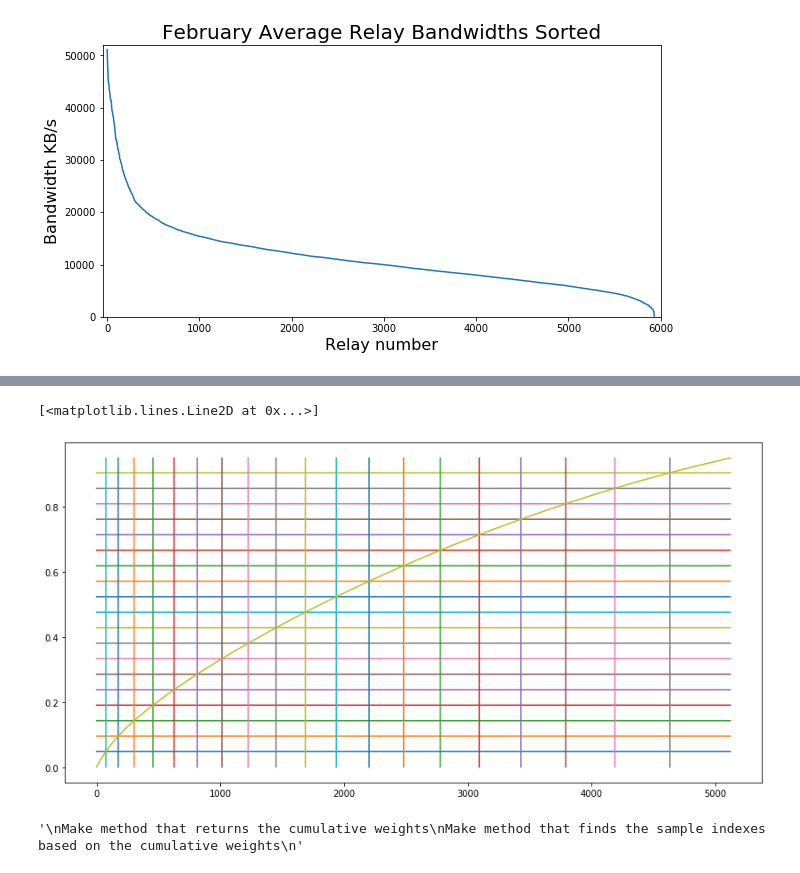
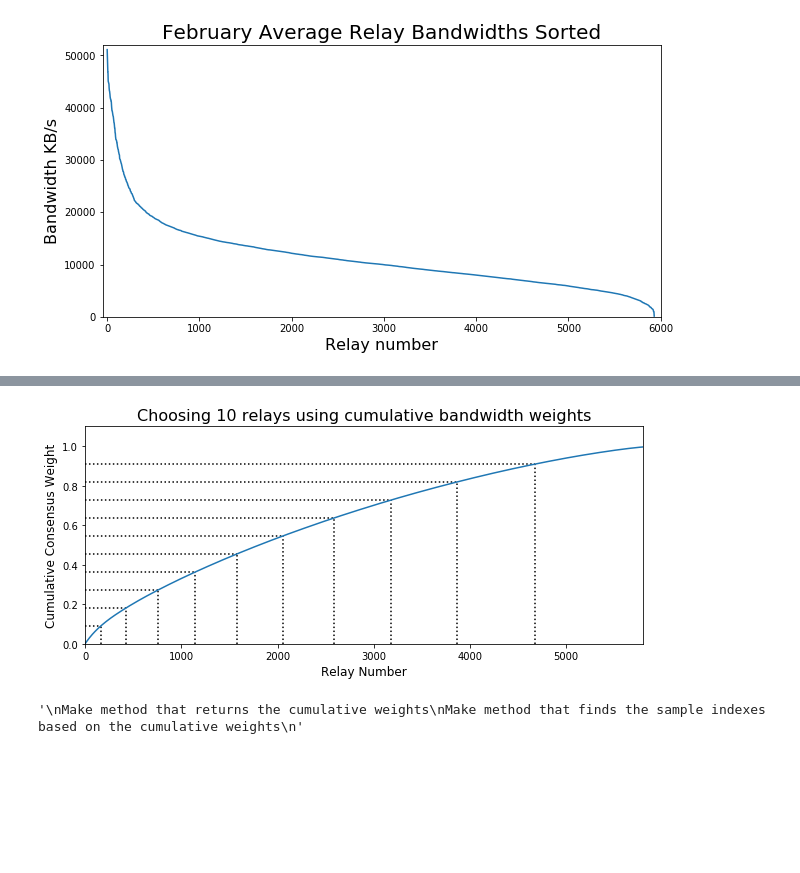
Before and after one commit to axo318/tor-masters-project, a Jupyter notebook: bw_research/choosing_n_relays.ipynb, the cells around one changed output, grey strips where cells are left out. Saved outputs shown, nothing was run; the diff lists cells and outputs as text; code cells hidden in the pictures; blank space fills up the shorter version.

Commit message:
Made figure 3.3

```diff
--- a/bw_research/choosing_n_relays.ipynb
+++ b/bw_research/choosing_n_relays.ipynb
@@ -119,10 +91,10 @@ cum_weights_95 = cum_weights[:i]
 # %%
 # Get ordered, non-null, cumulative list
-Rc = cum_weights_95
+Rc = cum_weights
 #Rc = [0.2, 0.35, 0.5, 0.65, 0.75, 0.85, 0.9, 0.95, 1]
 
 # Get N
-N = 20
+N = 10
 
 # Calculate index gap
 gap = cum_weights[-1] / (N+1)
@@ -143,5 +115,4 @@ while (i < len(Rc)) and (len(samples) < N):
 
 # Return sample indexes
 print(0,'...',len(Rc))
-samples
 # %% [output]
@@ -168,21 +120,27 @@ samples
 # %%
 s = len(samples_w)
 x = len(Rc)
 
-plt.figure(figsize=(14,7))
+plt.figure(figsize=(10,4))
 
-# Plot cumulative lines
+# Plot horizontal lines
 for n in range(s):
-    plt.plot(range(x), [samples_w[n]]*x)
+    plt.hlines(samples_w[n], 0, samples[n], linestyles='dotted')
 
-# Plot cumulative lines
+#Plot vertical lines
 for n in range(s):
-    plt.plot([samples[n]]*x, Rc)
+    plt.vlines(samples[n], 0, samples_w[n], linestyles='dotted')
+    #plt.plot([samples[n]]*x, Rc)
 
 plt.plot(range(x), Rc)
+plt.axis([-1, 5800, 0, 1.1])
+plt.title('Choosing 10 relays using cumulative bandwidth weights', size=16)
+plt.xlabel('Relay Number', size=12)
+plt.ylabel('Cumulative Consensus Weight', size=12)
+
+plt.savefig('figures/Choosing_10_Relays.png')
 # %% [output]
-[<matplotlib.lines.Line2D at 0x...>]
-[figure, old version]
+[figure, new version]
 # %%
 # NOTE
 '''
```
Also changed, not shown: parts of 6 cells of this notebook, 3 other files.
